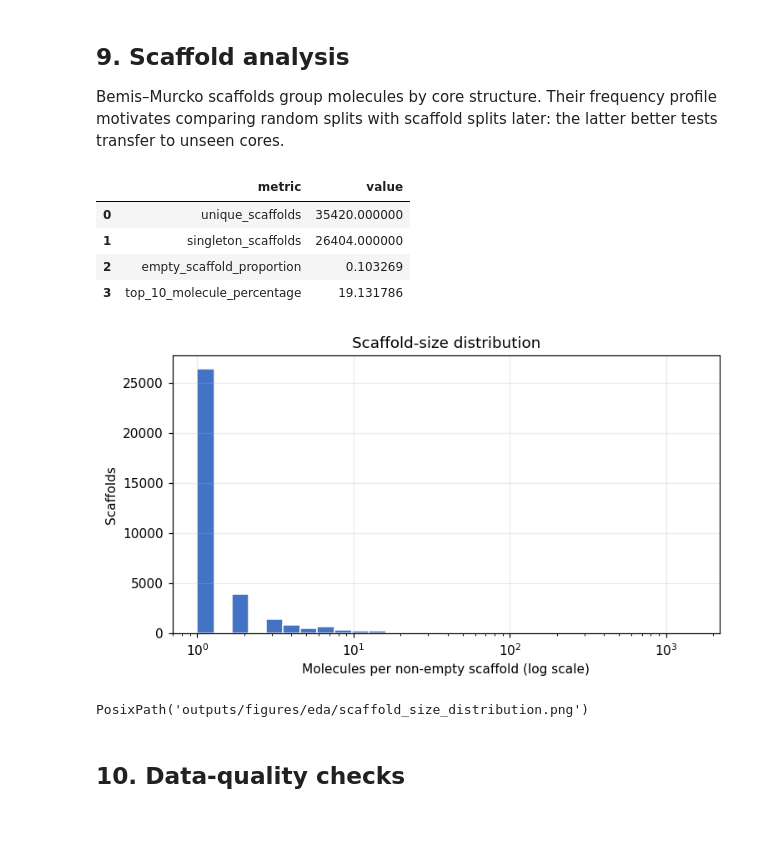
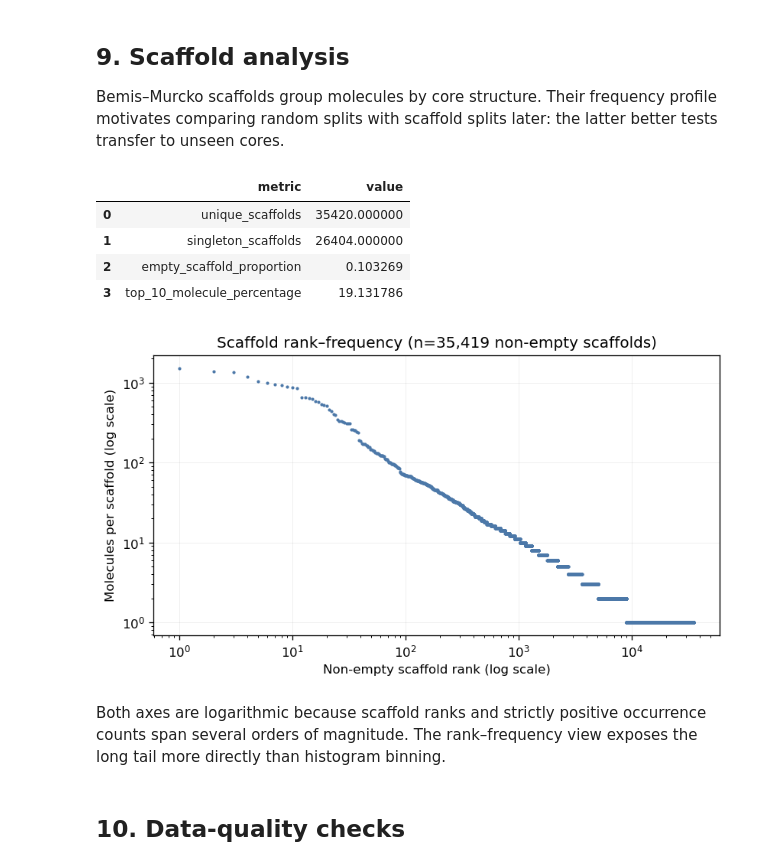
Before and after one commit to leonardodibari/MindTheGap, a Jupyter notebook: notebooks/01_preliminary_data_analysis.ipynb, the cells around one changed output. Cells and saved outputs as stored; diff of their text form; code cells hidden in the pictures; blank space fills up the shorter version.

```diff
--- a/notebooks/01_preliminary_data_analysis.ipynb
+++ b/notebooks/01_preliminary_data_analysis.ipynb
@@ -39,8 +39,14 @@ TABLE_DIR = ROOT / "outputs" / "tables"
 FIGURE_DIR.mkdir(parents=True, exist_ok=True)
 TABLE_DIR.mkdir(parents=True, exist_ok=True)
 
+
 plt.style.use("default")
-plt.rcParams.update({"figure.dpi": 110, "axes.grid": True, "grid.alpha": 0.25})
+plt.rcParams.update({
+    "figure.dpi": 120, "savefig.dpi": 180, "font.size": 10,
+    "axes.titlesize": 12, "axes.labelsize": 10, "legend.fontsize": 9,
+    "axes.grid": True, "grid.alpha": 0.20, "grid.linewidth": 0.6,
+})
+MODEL_COLORS = {"LightGBM": "#4C78A8", "SchNet": "#F58518", "Ensemble": "#54A24B"}
 
 def savefig(name):
     path = FIGURE_DIR / f"{name}.png"
@@ -438,36 +470,41 @@ Bemis–Murcko scaffolds group molecules by core structure. Their frequency prof
 # %%
 def scaffold_smiles(js):
     mol = Chem.JSONToMols(js)[0]
     return Chem.MolToSmiles(MurckoScaffold.GetScaffoldForMol(Chem.RemoveHs(mol)), canonical=True)
 
 scaffolds = pd.Series([scaffold_smiles(js) for js in df["json_conformer"]], name="scaffold")
 scaffold_counts = scaffolds.value_counts(dropna=False)
 nonempty_counts = scaffold_counts.drop(index="", errors="ignore")
 scaffold_summary = pd.DataFrame({
     "metric": ["unique_scaffolds", "singleton_scaffolds", "empty_scaffold_proportion",
                "top_10_molecule_percentage"],
     "value": [scaffolds.nunique(), int((nonempty_counts == 1).sum()),
               float((scaffolds == "").mean()), float(100 * scaffold_counts.head(10).sum() / len(scaffolds))],
 })
 size_distribution = scaffold_counts.value_counts().sort_index().rename_axis("molecules_per_scaffold").reset_index(name="scaffold_count")
 scaffold_summary.to_csv(TABLE_DIR / "scaffold_summary.csv", index=False)
 display(scaffold_summary)
 
+ranked_counts = np.sort(nonempty_counts.to_numpy())[::-1]
 plt.figure(figsize=(7, 4))
-plt.hist(nonempty_counts, bins=np.logspace(0, np.log10(max(nonempty_counts.max(), 2)), 30),
-         color="#4472C4", edgecolor="white")
-plt.xscale("log")
-plt.xlabel("Molecules per non-empty scaffold (log scale)")
-plt.ylabel("Scaffolds"); plt.title("Scaffold-size distribution")
+plt.loglog(np.arange(1, len(ranked_counts) + 1), ranked_counts, marker=".", linestyle="none",
+           markersize=3, color="#4C78A8")
+plt.xlabel("Non-empty scaffold rank (log scale)")
+plt.ylabel("Molecules per scaffold (log scale)")
+plt.title(f"Scaffold rank–frequency (n={len(ranked_counts):,} non-empty scaffolds)")
 savefig("scaffold_size_distribution")
+display(Markdown(
+    "Both axes are logarithmic because scaffold ranks and strictly positive occurrence counts span "
+    "several orders of magnitude. The rank–frequency view exposes the long tail more directly than histogram binning."
+))
 # %% [output]
 |  | metric | value |
 | 0 | unique_scaffolds | 35420.000000 |
 | 1 | singleton_scaffolds | 26404.000000 |
 | 2 | empty_scaffold_proportion | 0.103269 |
 | 3 | top_10_molecule_percentage | 19.131786 |
-[figure, old version]
+[figure, new version]
-PosixPath('outputs/figures/eda/scaffold_size_distribution.png')
+Both axes are logarithmic because scaffold ranks and strictly positive occurrence counts span several orders of magnitude. The rank–frequency view exposes the long tail more directly than histogram binning.
 # %% [markdown]
 ## 10. Data-quality checks
 # %%
```
Also changed, not shown: parts of 4 cells of this notebook, 22 other files.
